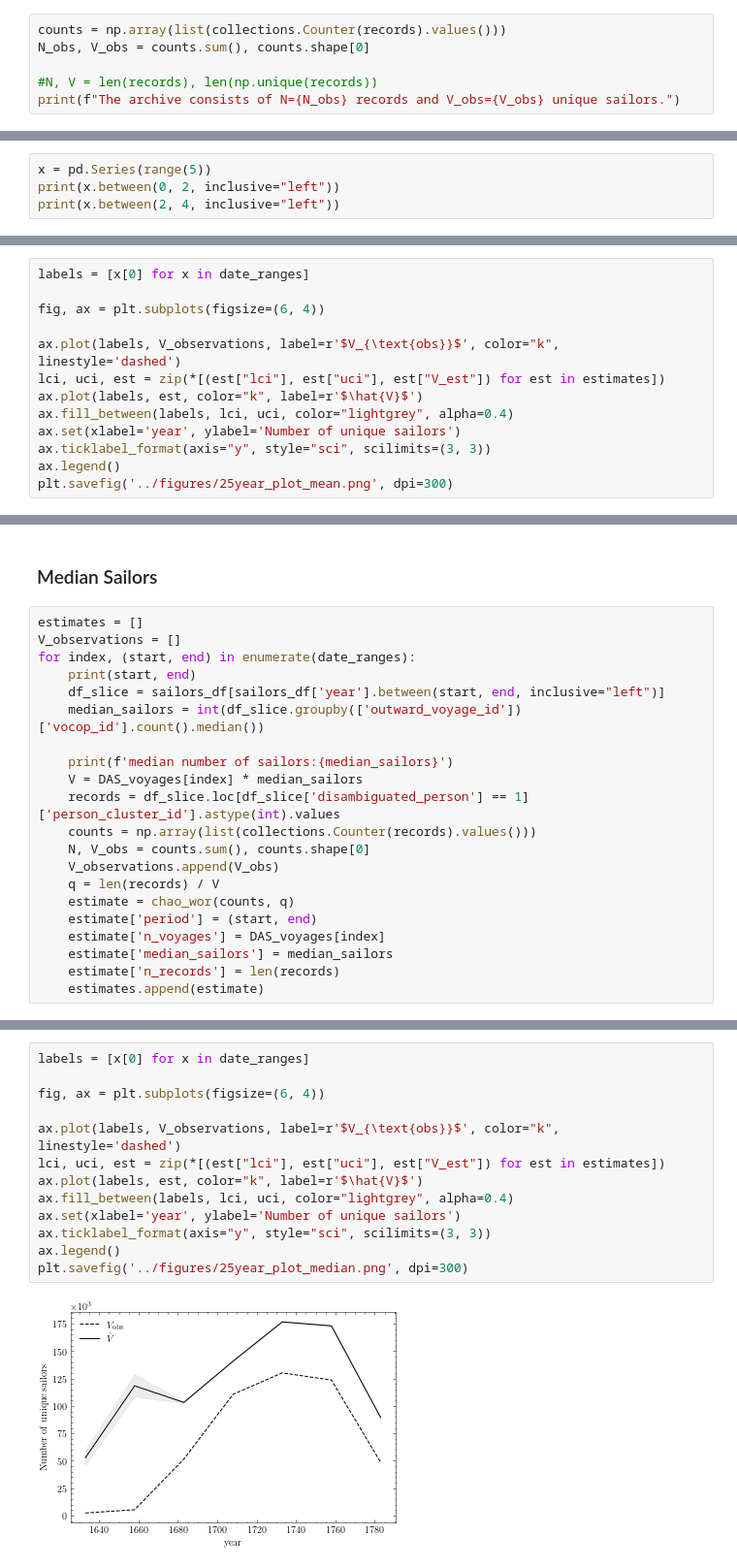
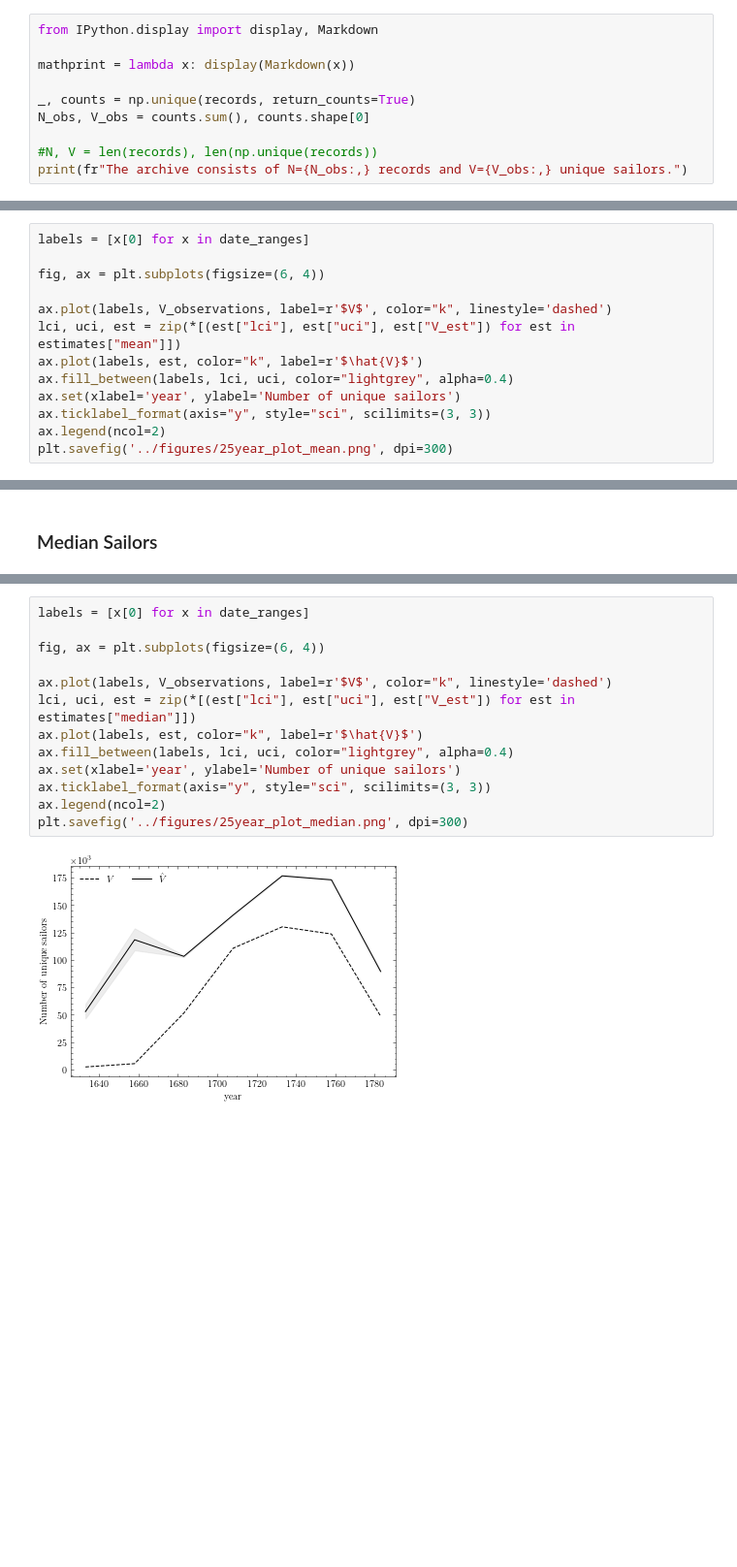
Before and after one commit to melvinwevers/vocapture, a Jupyter notebook: notebooks/analyze_2.ipynb, the cells around one changed output, grey strips where cells are left out. Shown at 97% size. Saved outputs shown, nothing was run; the diff lists cells and outputs as text; blank space fills up the shorter version.

```diff
--- a/notebooks/analyze_2.ipynb
+++ b/notebooks/analyze_2.ipynb
@@ -136,7 +118,11 @@ median sailors on a ship: 247.0
 # %%
-counts = np.array(list(collections.Counter(records).values()))
+from IPython.display import display, Markdown
+
+mathprint = lambda x: display(Markdown(x))
+
+_, counts = np.unique(records, return_counts=True)
 N_obs, V_obs = counts.sum(), counts.shape[0]
 
 #N, V = len(records), len(np.unique(records))
-print(f"The archive consists of N={N_obs} records and V_obs={V_obs} unique sailors.")
+print(fr"The archive consists of N={N_obs:,} records and V={V_obs:,} unique sailors.")
 # %% [output]
@@ -222,7 +209,3 @@ date_ranges
  (1783, 1795)]
 # %%
 DAS_voyages = [468, 586, 620, 884, 848, 718, 383]
-# %%
-x = pd.Series(range(5))
-print(x.between(0, 2, inclusive="left"))
-print(x.between(2, 4, inclusive="left"))
@@ -275,12 +234,12 @@ labels = [x[0] for x in date_ranges]
 
 fig, ax = plt.subplots(figsize=(6, 4))
 
-ax.plot(labels, V_observations, label=r'$V_{\text{obs}}$', color="k", linestyle='dashed')
-lci, uci, est = zip(*[(est["lci"], est["uci"], est["V_est"]) for est in estimates])
+ax.plot(labels, V_observations, label=r'$V$', color="k", linestyle='dashed')
+lci, uci, est = zip(*[(est["lci"], est["uci"], est["V_est"]) for est in estimates["mean"]])
 ax.plot(labels, est, color="k", label=r'$\hat{V}$')
 ax.fill_between(labels, lci, uci, color="lightgrey", alpha=0.4)
 ax.set(xlabel='year', ylabel='Number of unique sailors')
 ax.ticklabel_format(axis="y", style="sci", scilimits=(3, 3))
-ax.legend()
+ax.legend(ncol=2)
 plt.savefig('../figures/25year_plot_mean.png', dpi=300)
 # %% [output]
@@ -288,23 +247,2 @@ plt.savefig('../figures/25year_plot_mean.png', dpi=300)
 # %% [markdown]
 ### Median Sailors
-# %%
-estimates = []
-V_observations = []
-for index, (start, end) in enumerate(date_ranges):
-    print(start, end)
-    df_slice = sailors_df[sailors_df['year'].between(start, end, inclusive="left")]
-    median_sailors = int(df_slice.groupby(['outward_voyage_id'])['vocop_id'].count().median())
-
-    print(f'median number of sailors:{median_sailors}')
-    V = DAS_voyages[index] * median_sailors
-    records = df_slice.loc[df_slice['disambiguated_person'] == 1]['person_cluster_id'].astype(int).values
-    counts = np.array(list(collections.Counter(records).values()))
-    N, V_obs = counts.sum(), counts.shape[0]
-    V_observations.append(V_obs)
-    q = len(records) / V
-    estimate = chao_wor(counts, q)
-    estimate['period'] = (start, end)
-    estimate['n_voyages'] = DAS_voyages[index]
-    estimate['median_sailors'] = median_sailors
-    estimate['n_records'] = len(records)
-    estimates.append(estimate)
@@ -346,15 +249,15 @@ estimates
 # %%
 labels = [x[0] for x in date_ranges]
 
 fig, ax = plt.subplots(figsize=(6, 4))
 
-ax.plot(labels, V_observations, label=r'$V_{\text{obs}}$', color="k", linestyle='dashed')
-lci, uci, est = zip(*[(est["lci"], est["uci"], est["V_est"]) for est in estimates])
+ax.plot(labels, V_observations, label=r'$V$', color="k", linestyle='dashed')
+lci, uci, est = zip(*[(est["lci"], est["uci"], est["V_est"]) for est in estimates["median"]])
 ax.plot(labels, est, color="k", label=r'$\hat{V}$')
 ax.fill_between(labels, lci, uci, color="lightgrey", alpha=0.4)
 ax.set(xlabel='year', ylabel='Number of unique sailors')
 ax.ticklabel_format(axis="y", style="sci", scilimits=(3, 3))
-ax.legend()
+ax.legend(ncol=2)
 plt.savefig('../figures/25year_plot_median.png', dpi=300)
 # %% [output]
-[figure, old version]
+[figure, new version]
```
Also changed, not shown: parts of 28 cells of this notebook, 3 other files.
